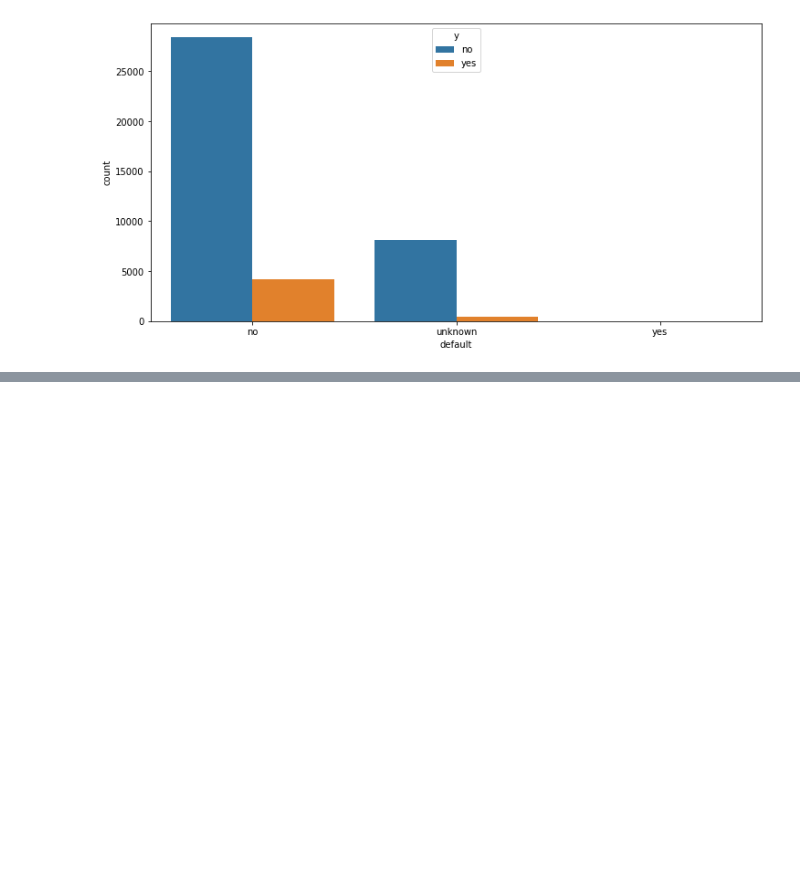
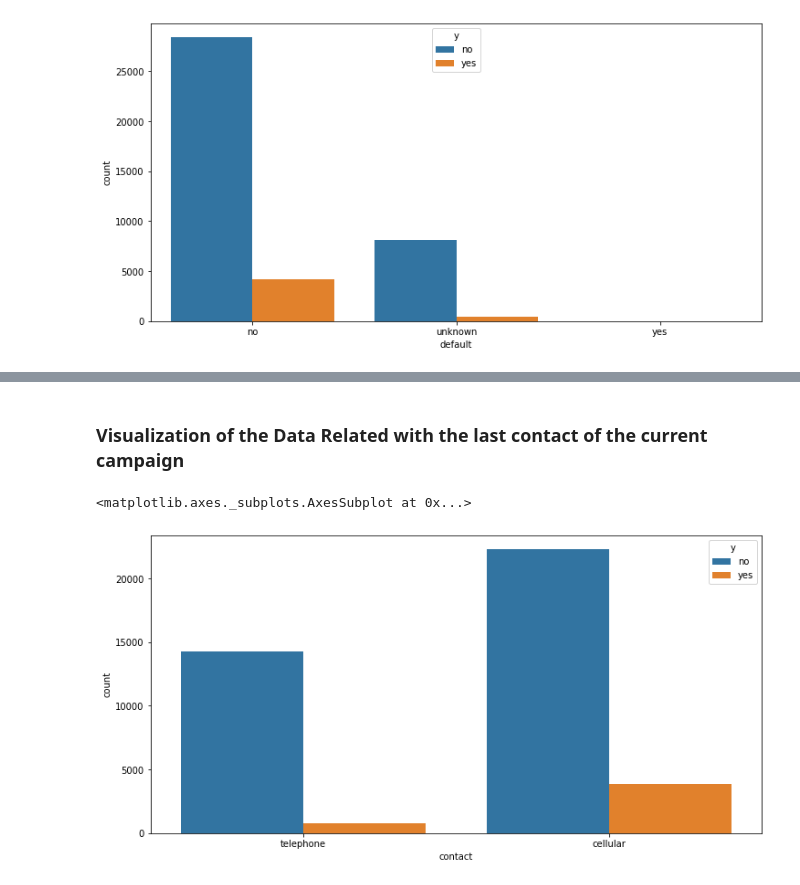
Before and after one commit to kavehamini/Bank_Marketing, a Jupyter notebook: Bank_Marketing.ipynb, the cells around one changed output, grey strips where cells are left out. Saved outputs shown, nothing was run; the diff lists cells and outputs as text; code cells hidden in the pictures; blank space fills up the shorter version.

```diff
--- a/Bank_Marketing.ipynb
+++ b/Bank_Marketing.ipynb
@@ -189,0 +193,9 @@ sns.countplot(x='default', data=df, hue='y')
+# %% [markdown]
+### Visualization of the Data Related with the last contact of the current campaign
+# %%
+#plotting the number of successful campaigns with regards to type of contact (cellular vs telephone)
+plt.figure(figsize=(12,6))
+sns.countplot(x='contact', data=df, hue='y')
+# %% [output]
+<matplotlib.axes._subplots.AxesSubplot at 0x...>
+[figure, added]
```
Also changed, not shown: parts of 1 cell of this notebook.
